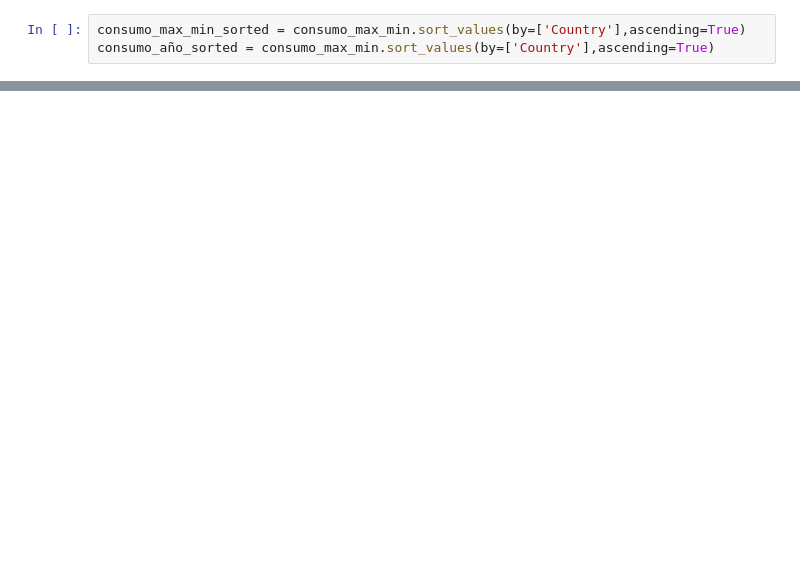
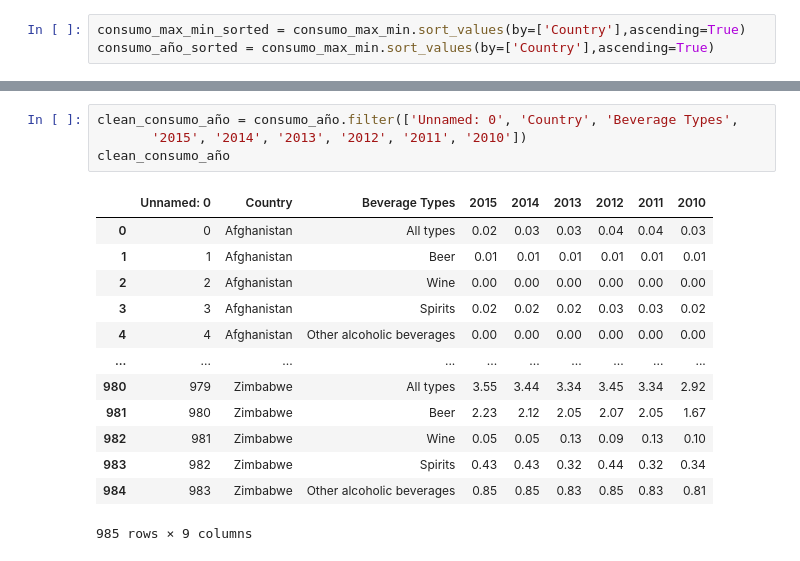
Before and after one commit to Tioz96/Project_1, a Jupyter notebook: alxdj_codigo.ipynb, the cells around one changed output, grey strips where cells are left out. Drawn from its saved outputs; the diff is of its cells as text; blank space fills up the shorter version.

```diff
--- a/alxdj_codigo.ipynb
+++ b/alxdj_codigo.ipynb
@@ -36,0 +52,18 @@ consumo_alcohol_total_2.to_excel('consumo.xlsx')
+# %%
+clean_consumo_año = consumo_año.filter(['Unnamed: 0', 'Country', 'Beverage Types',
+       '2015', '2014', '2013', '2012', '2011', '2010'])
+clean_consumo_año
+# %% [output]
+|  | Unnamed: 0 | Country | Beverage Types | 2015 | 2014 | 2013 | 2012 | 2011 | 2010 |
+| 0 | 0 | Afghanistan | All types | 0.02 | 0.03 | 0.03 | 0.04 | 0.04 | 0.03 |
+| 1 | 1 | Afghanistan | Beer | 0.01 | 0.01 | 0.01 | 0.01 | 0.01 | 0.01 |
+| 2 | 2 | Afghanistan | Wine | 0.00 | 0.00 | 0.00 | 0.00 | 0.00 | 0.00 |
+| 3 | 3 | Afghanistan | Spirits | 0.02 | 0.02 | 0.02 | 0.03 | 0.03 | 0.02 |
+| 4 | 4 | Afghanistan | Other alcoholic beverages | 0.00 | 0.00 | 0.00 | 0.00 | 0.00 | 0.00 |
+| ... | ... | ... | ... | ... | ... | ... | ... | ... | ... |
+| 980 | 979 | Zimbabwe | All types | 3.55 | 3.44 | 3.34 | 3.45 | 3.34 | 2.92 |
+| 981 | 980 | Zimbabwe | Beer | 2.23 | 2.12 | 2.05 | 2.07 | 2.05 | 1.67 |
+| 982 | 981 | Zimbabwe | Wine | 0.05 | 0.05 | 0.13 | 0.09 | 0.13 | 0.10 |
+| 983 | 982 | Zimbabwe | Spirits | 0.43 | 0.43 | 0.32 | 0.44 | 0.32 | 0.34 |
+| 984 | 983 | Zimbabwe | Other alcoholic beverages | 0.85 | 0.85 | 0.83 | 0.85 | 0.83 | 0.81 |
+985 rows × 9 columns
```
Also changed, not shown: parts of 21 cells of this notebook, 5 other files.
